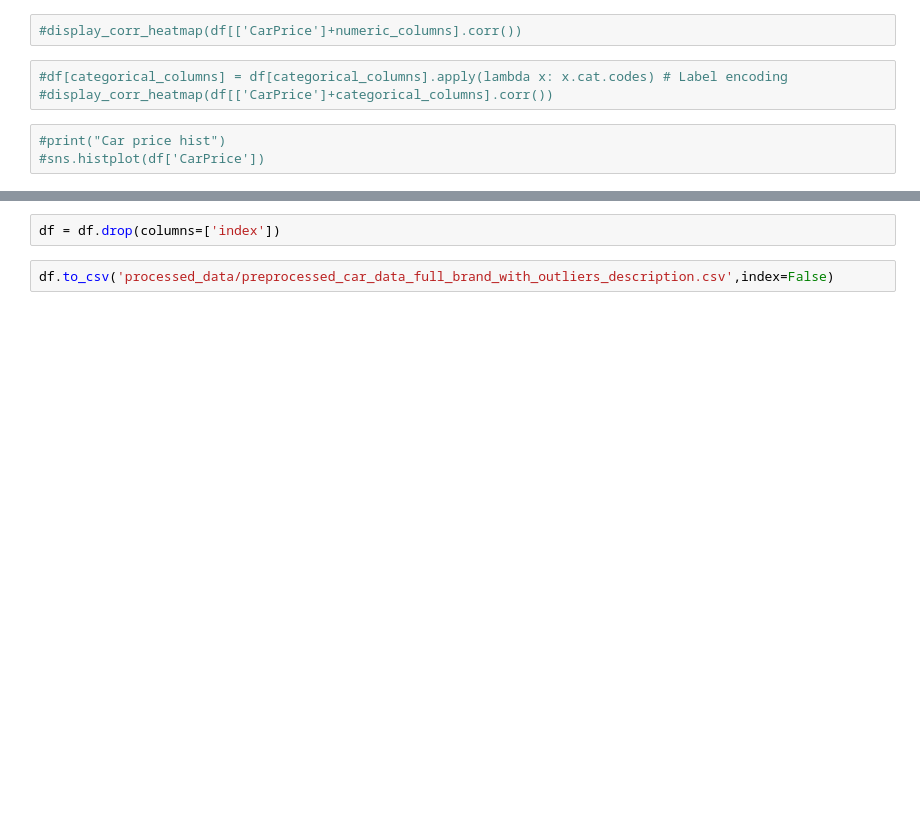
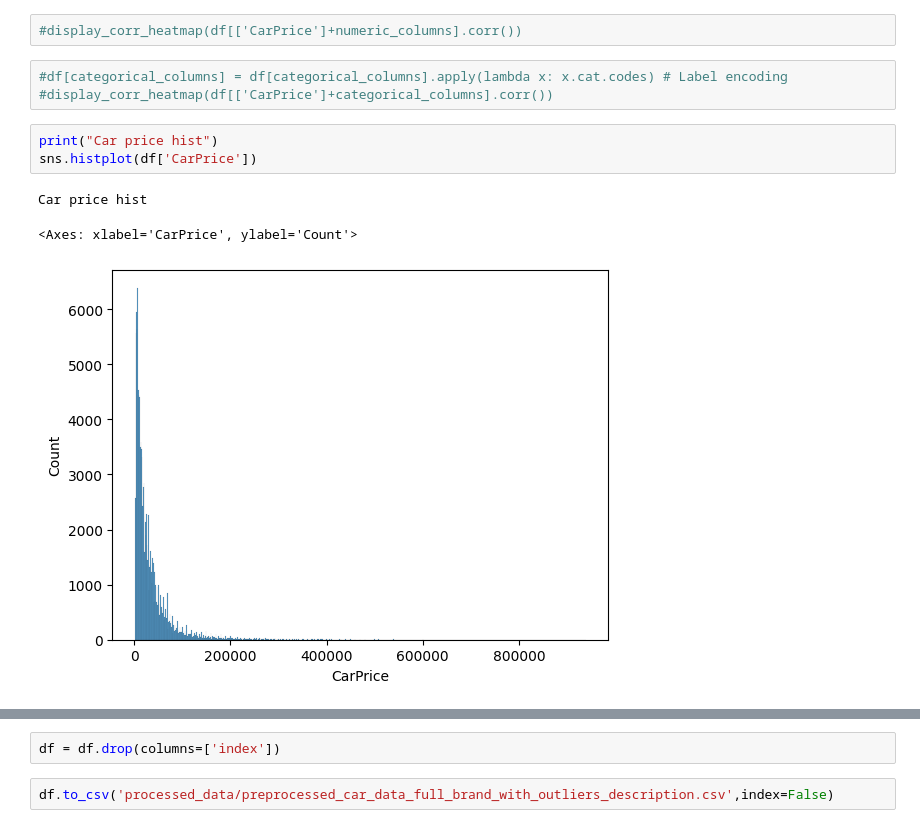
Before and after one commit to SashoVas/CarPricePrediction, a Jupyter notebook: preprocesing.ipynb, the cells around one changed output, grey strips where cells are left out. Saved outputs shown, nothing was run; the diff lists cells and outputs as text; blank space fills up the shorter version.

```diff
--- a/preprocesing.ipynb
+++ b/preprocesing.ipynb
@@ -235,6 +235,10 @@ Condition: 111554
 #df[categorical_columns] = df[categorical_columns].apply(lambda x: x.cat.codes) # Label encoding
 #display_corr_heatmap(df[['CarPrice']+categorical_columns].corr())
 # %%
-#print("Car price hist")
-#sns.histplot(df['CarPrice'])
+print("Car price hist")
+sns.histplot(df['CarPrice'])
+# %% [output]
+Car price hist
+<Axes: xlabel='CarPrice', ylabel='Count'>
+[figure, added]
 # %%
```
Also changed, not shown: parts of 1 cell of this notebook, 2 other files.
